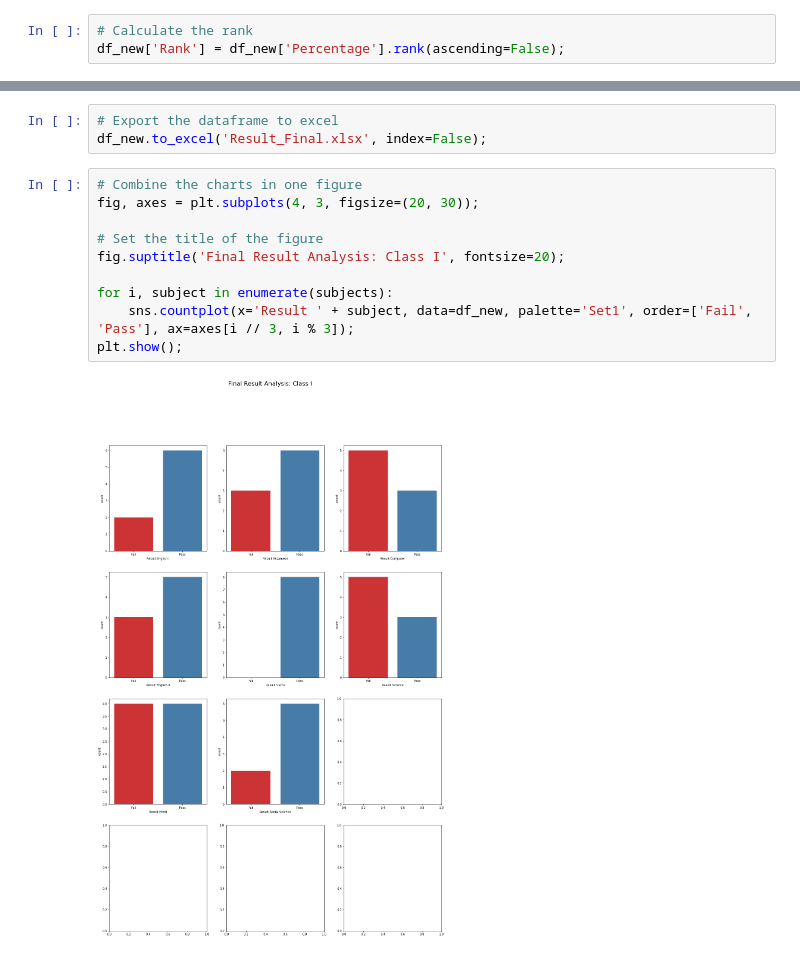
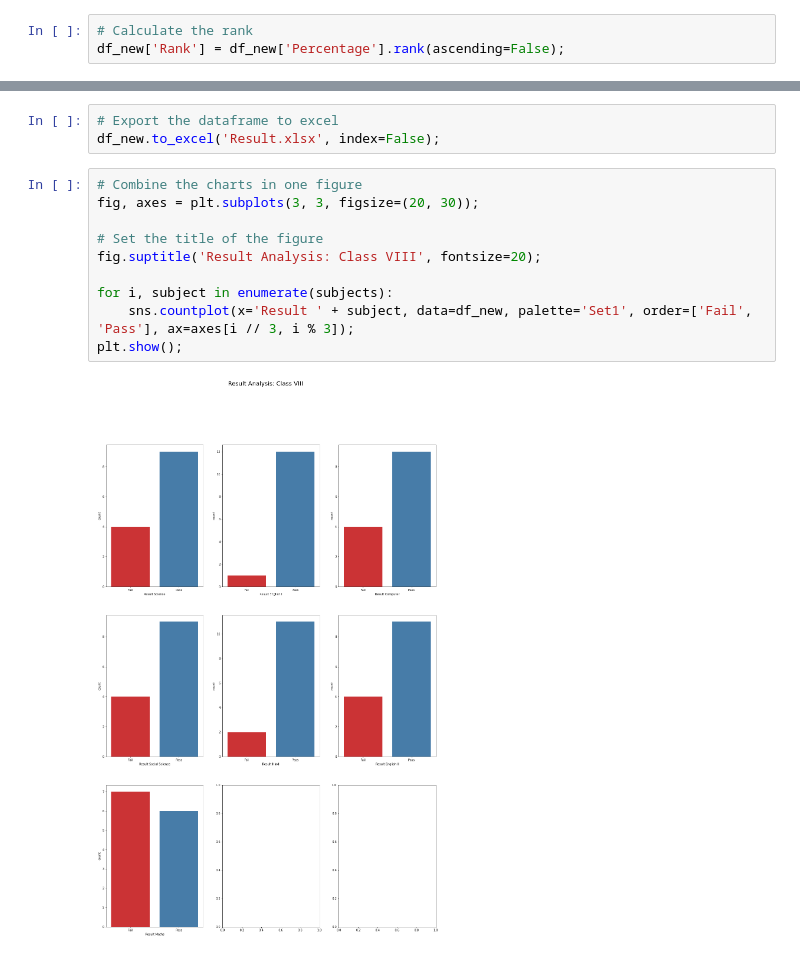
Before and after one commit to tek2991/Results, a Jupyter notebook: Class_VIII/Hindi/process_final.ipynb, the cells around one changed output, grey strips where cells are left out. Cells and saved outputs as stored; diff of their text form.

```diff
--- a/Class_VIII/Hindi/process_final.ipynb
+++ b/Class_VIII/Hindi/process_final.ipynb
@@ -224,15 +235,15 @@ df_new
 # %%
 # Export the dataframe to excel
-df_new.to_excel('Result_Final.xlsx', index=False);
+df_new.to_excel('Result.xlsx', index=False);
 # %%
 # Combine the charts in one figure
-fig, axes = plt.subplots(4, 3, figsize=(20, 30));
+fig, axes = plt.subplots(3, 3, figsize=(20, 30));
 
 # Set the title of the figure
-fig.suptitle('Final Result Analysis: Class I', fontsize=20);
+fig.suptitle('Result Analysis: Class VIII', fontsize=20);
 
 for i, subject in enumerate(subjects):
     sns.countplot(x='Result ' + subject, data=df_new, palette='Set1', order=['Fail', 'Pass'], ax=axes[i // 3, i % 3]);
 plt.show();
 # %% [output]
-[figure, old version]
+[figure, new version]
```
Also changed, not shown: parts of 8 cells of this notebook, 13 other files.
